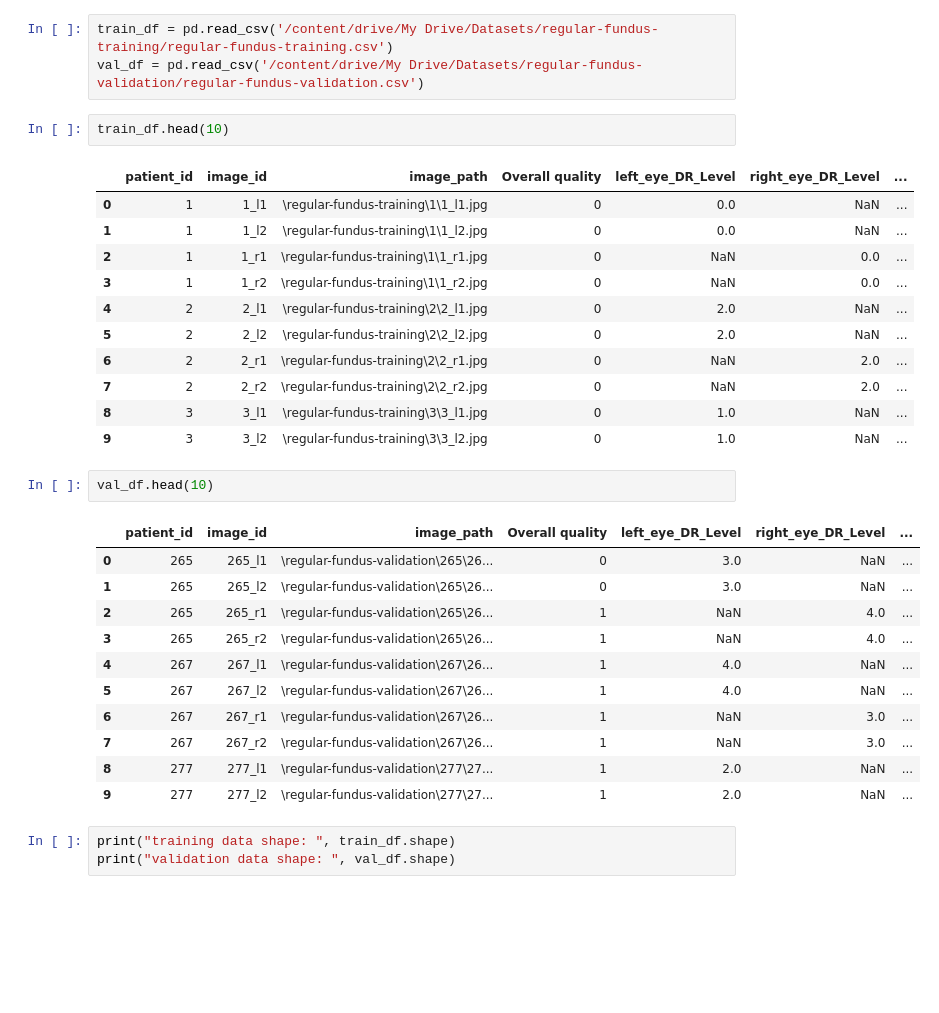
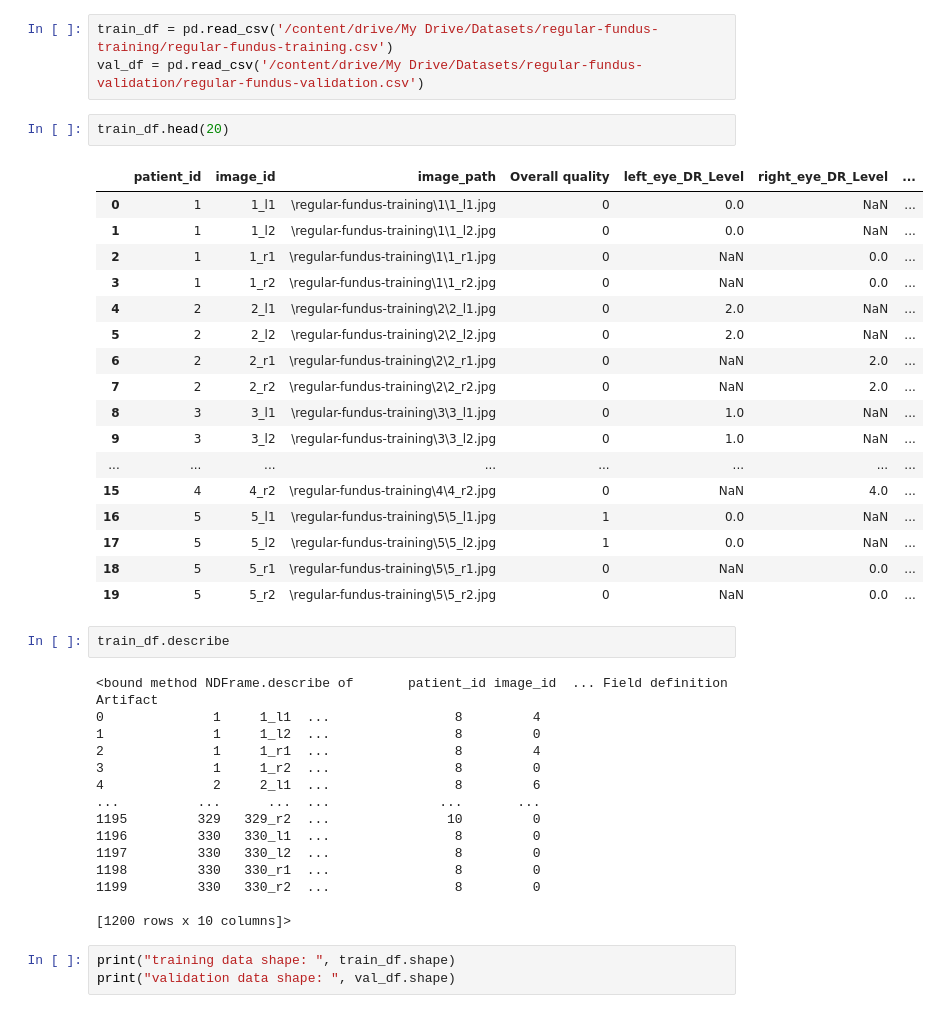
Before and after one commit to shikharmay7/DiabeticRetinopathy, a Jupyter notebook: DRGrading.ipynb, the cells around one changed output. Cells and saved outputs as stored; diff of their text form; blank space fills up the shorter version.

```diff
--- a/DRGrading.ipynb
+++ b/DRGrading.ipynb
@@ -22,33 +32,42 @@ import matplotlib.pyplot as plt
 train_df = pd.read_csv('/content/drive/My Drive/Datasets/regular-fundus-training/regular-fundus-training.csv')
 val_df = pd.read_csv('/content/drive/My Drive/Datasets/regular-fundus-validation/regular-fundus-validation.csv')
 # %%
-train_df.head(10)
+train_df.head(20)
 # %% [output]
 |  | patient_id | image_id | image_path | Overall quality | left_eye_DR_Level | right_eye_DR_Level | ... |
 | 0 | 1 | 1_l1 | \regular-fundus-training\1\1_l1.jpg | 0 | 0.0 | NaN | ... |
 | 1 | 1 | 1_l2 | \regular-fundus-training\1\1_l2.jpg | 0 | 0.0 | NaN | ... |
 | 2 | 1 | 1_r1 | \regular-fundus-training\1\1_r1.jpg | 0 | NaN | 0.0 | ... |
 | 3 | 1 | 1_r2 | \regular-fundus-training\1\1_r2.jpg | 0 | NaN | 0.0 | ... |
 | 4 | 2 | 2_l1 | \regular-fundus-training\2\2_l1.jpg | 0 | 2.0 | NaN | ... |
 | 5 | 2 | 2_l2 | \regular-fundus-training\2\2_l2.jpg | 0 | 2.0 | NaN | ... |
 | 6 | 2 | 2_r1 | \regular-fundus-training\2\2_r1.jpg | 0 | NaN | 2.0 | ... |
 | 7 | 2 | 2_r2 | \regular-fundus-training\2\2_r2.jpg | 0 | NaN | 2.0 | ... |
 | 8 | 3 | 3_l1 | \regular-fundus-training\3\3_l1.jpg | 0 | 1.0 | NaN | ... |
 | 9 | 3 | 3_l2 | \regular-fundus-training\3\3_l2.jpg | 0 | 1.0 | NaN | ... |
+| ... | ... | ... | ... | ... | ... | ... | ... |
+| 15 | 4 | 4_r2 | \regular-fundus-training\4\4_r2.jpg | 0 | NaN | 4.0 | ... |
+| 16 | 5 | 5_l1 | \regular-fundus-training\5\5_l1.jpg | 1 | 0.0 | NaN | ... |
+| 17 | 5 | 5_l2 | \regular-fundus-training\5\5_l2.jpg | 1 | 0.0 | NaN | ... |
+| 18 | 5 | 5_r1 | \regular-fundus-training\5\5_r1.jpg | 0 | NaN | 0.0 | ... |
+| 19 | 5 | 5_r2 | \regular-fundus-training\5\5_r2.jpg | 0 | NaN | 0.0 | ... |
-# %%
-val_df.head(10)
-# %% [output]
-|  | patient_id | image_id | image_path | Overall quality | left_eye_DR_Level | right_eye_DR_Level | ... |
-| 0 | 265 | 265_l1 | \regular-fundus-validation\265\26... | 0 | 3.0 | NaN | ... |
-| 1 | 265 | 265_l2 | \regular-fundus-validation\265\26... | 0 | 3.0 | NaN | ... |
-| 2 | 265 | 265_r1 | \regular-fundus-validation\265\26... | 1 | NaN | 4.0 | ... |
-| 3 | 265 | 265_r2 | \regular-fundus-validation\265\26... | 1 | NaN | 4.0 | ... |
-| 4 | 267 | 267_l1 | \regular-fundus-validation\267\26... | 1 | 4.0 | NaN | ... |
-| 5 | 267 | 267_l2 | \regular-fundus-validation\267\26... | 1 | 4.0 | NaN | ... |
-| 6 | 267 | 267_r1 | \regular-fundus-validation\267\26... | 1 | NaN | 3.0 | ... |
-| 7 | 267 | 267_r2 | \regular-fundus-validation\267\26... | 1 | NaN | 3.0 | ... |
-| 8 | 277 | 277_l1 | \regular-fundus-validation\277\27... | 1 | 2.0 | NaN | ... |
-| 9 | 277 | 277_l2 | \regular-fundus-validation\277\27... | 1 | 2.0 | NaN | ... |
+# %%
+train_df.describe
+# %% [output]
+<bound method NDFrame.describe of       patient_id image_id  ... Field definition  Artifact
+0              1     1_l1  ...                8         4
+1              1     1_l2  ...                8         0
+2              1     1_r1  ...                8         4
+3              1     1_r2  ...                8         0
+4              2     2_l1  ...                8         6
+...          ...      ...  ...              ...       ...
+1195         329   329_r2  ...               10         0
+1196         330   330_l1  ...                8         0
+1197         330   330_l2  ...                8         0
+1198         330   330_r1  ...                8         0
+1199         330   330_r2  ...                8         0
+
+[1200 rows x 10 columns]>
 # %%
 print("training data shape: ", train_df.shape)
 print("validation data shape: ", val_df.shape)
```
Also changed, not shown: parts of 34 cells of this notebook.
